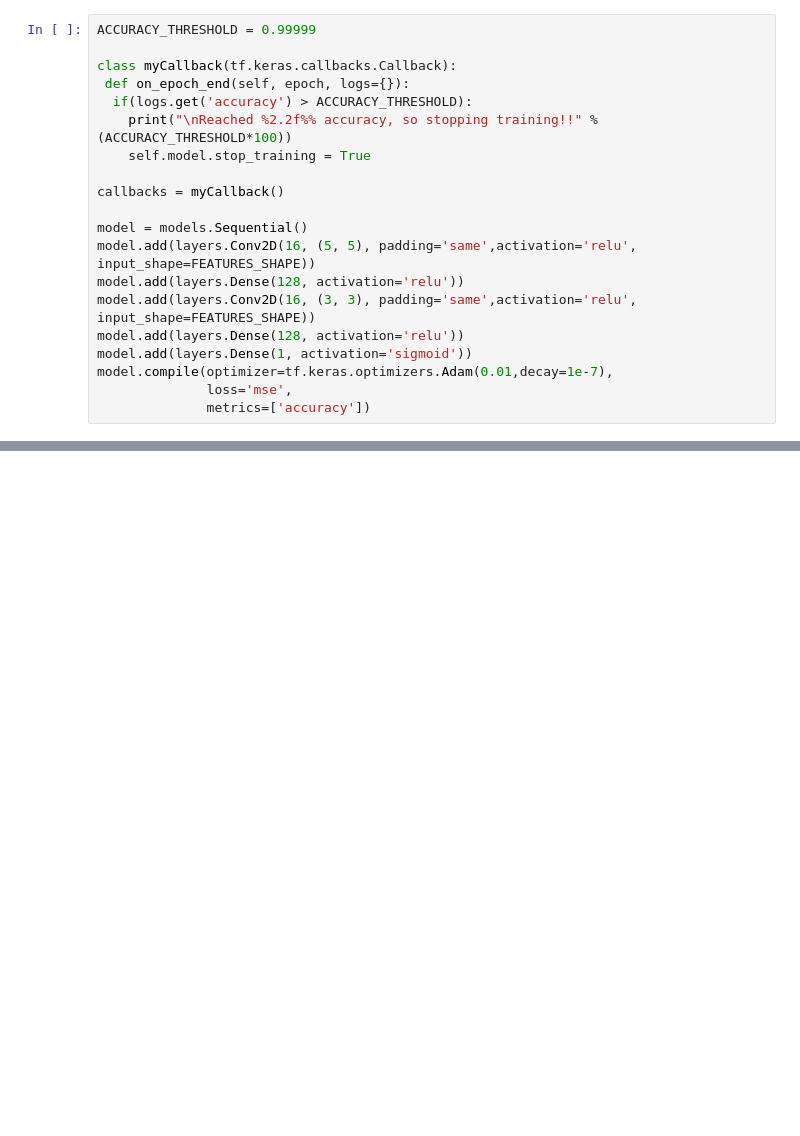
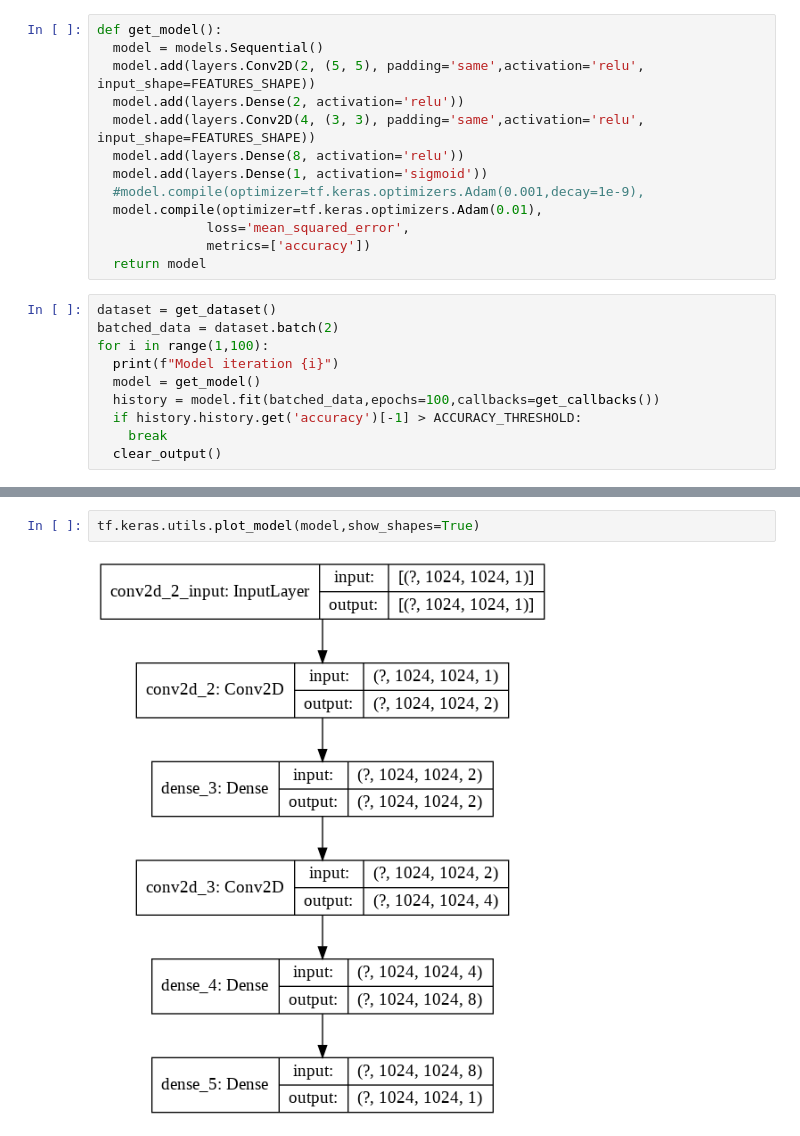
Before and after one commit to eireford/ConwayLifeTensorFlow, a Jupyter notebook: LTF_logistic_regression_two_step.ipynb, the cells around one changed output, grey strips where cells are left out. Cells and saved outputs as stored; diff of their text form; blank space fills up the shorter version.

```diff
--- a/LTF_logistic_regression_two_step.ipynb
+++ b/LTF_logistic_regression_two_step.ipynb
@@ -83,20 +96,23 @@ figure_1 = plt.imshow(tf.squeeze(e[1]),cmap='Greys',origin='upper',interpolation
 # %%
-ACCURACY_THRESHOLD = 0.99999
-
-class myCallback(tf.keras.callbacks.Callback):
- def on_epoch_end(self, epoch, logs={}):
-  if(logs.get('accuracy') > ACCURACY_THRESHOLD):
-    print("\nReached %2.2f%% accuracy, so stopping training!!" %(ACCURACY_THRESHOLD*100))
-    self.model.stop_training = True
-
-callbacks = myCallback()
-
-model = models.Sequential()
-model.add(layers.Conv2D(16, (5, 5), padding='same',activation='relu', input_shape=FEATURES_SHAPE))
-model.add(layers.Dense(128, activation='relu'))
-model.add(layers.Conv2D(16, (3, 3), padding='same',activation='relu', input_shape=FEATURES_SHAPE))
-model.add(layers.Dense(128, activation='relu'))
-model.add(layers.Dense(1, activation='sigmoid'))
-model.compile(optimizer=tf.keras.optimizers.Adam(0.01,decay=1e-7),
-              loss='mse',
+def get_model():
+  model = models.Sequential()
+  model.add(layers.Conv2D(2, (5, 5), padding='same',activation='relu', input_shape=FEATURES_SHAPE))
+  model.add(layers.Dense(2, activation='relu'))
+  model.add(layers.Conv2D(4, (3, 3), padding='same',activation='relu', input_shape=FEATURES_SHAPE))
+  model.add(layers.Dense(8, activation='relu'))
+  model.add(layers.Dense(1, activation='sigmoid'))
+  #model.compile(optimizer=tf.keras.optimizers.Adam(0.001,decay=1e-9),
+  model.compile(optimizer=tf.keras.optimizers.Adam(0.01),
+              loss='mean_squared_error',
               metrics=['accuracy'])
+  return model
+# %%
+dataset = get_dataset()
+batched_data = dataset.batch(2)
+for i in range(1,100):
+  print(f"Model iteration {i}")
+  model = get_model()
+  history = model.fit(batched_data,epochs=100,callbacks=get_callbacks())
+  if history.history.get('accuracy')[-1] > ACCURACY_THRESHOLD:
+    break
+  clear_output()
@@ -154,0 +205,4 @@ model.evaluate(testset1)
+# %%
+tf.keras.utils.plot_model(model,show_shapes=True)
+# %% [output]
+[figure, added]
```
Also changed, not shown: parts of 16 cells of this notebook.
